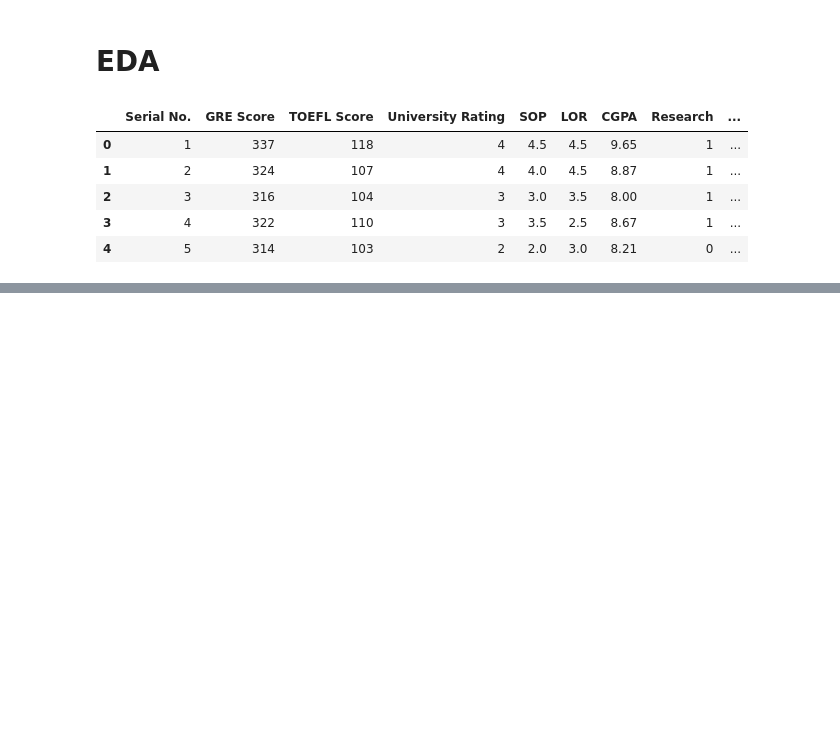
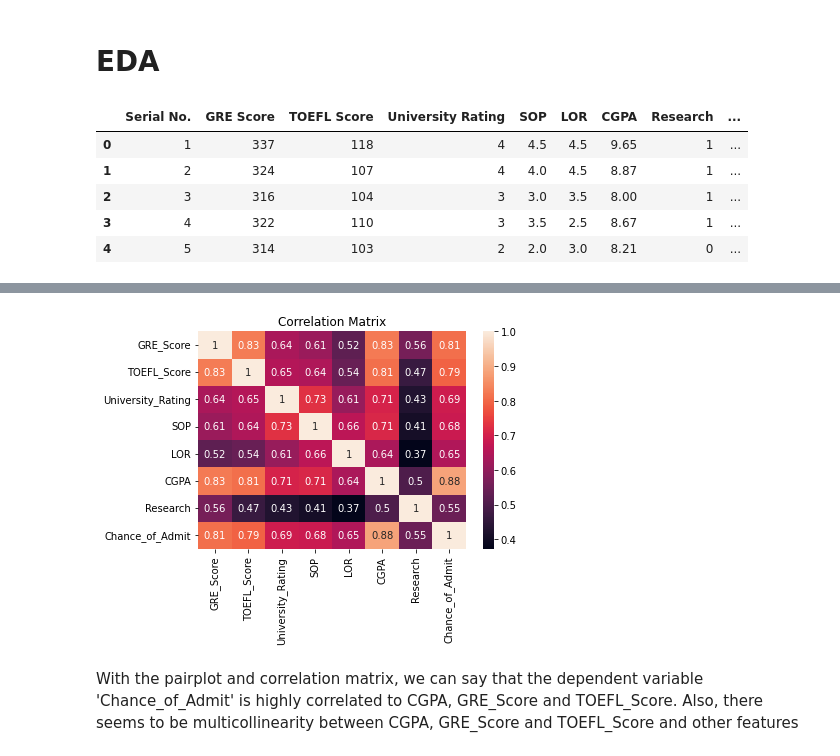
Before and after one commit to sathishkumar118/practice-ml, a Jupyter notebook: code/main.ipynb, the cells around one changed output, grey strips where cells are left out. Saved outputs shown, nothing was run; the diff lists cells and outputs as text; code cells hidden in the pictures; blank space fills up the shorter version.

Commit message:
multicollinearity check and feature selection

```diff
--- a/code/main.ipynb
+++ b/code/main.ipynb
@@ -16,0 +94,10 @@ df.head()
+# %%
+correlation_matrix = df.corr()
+sns.heatmap(correlation_matrix, annot=True)
+plt.title('Correlation Matrix')
+plt.show()
+# %% [output]
+[figure, added]
+# %% [markdown]
+With the pairplot and correlation matrix, we can say that the dependent variable 'Chance_of_Admit' is highly correlated to CGPA, GRE_Score and TOEFL_Score.
+Also, there seems to be multicollinearity between CGPA, GRE_Score and TOEFL_Score and other features
```
Also changed, not shown: parts of 16 cells of this notebook.
